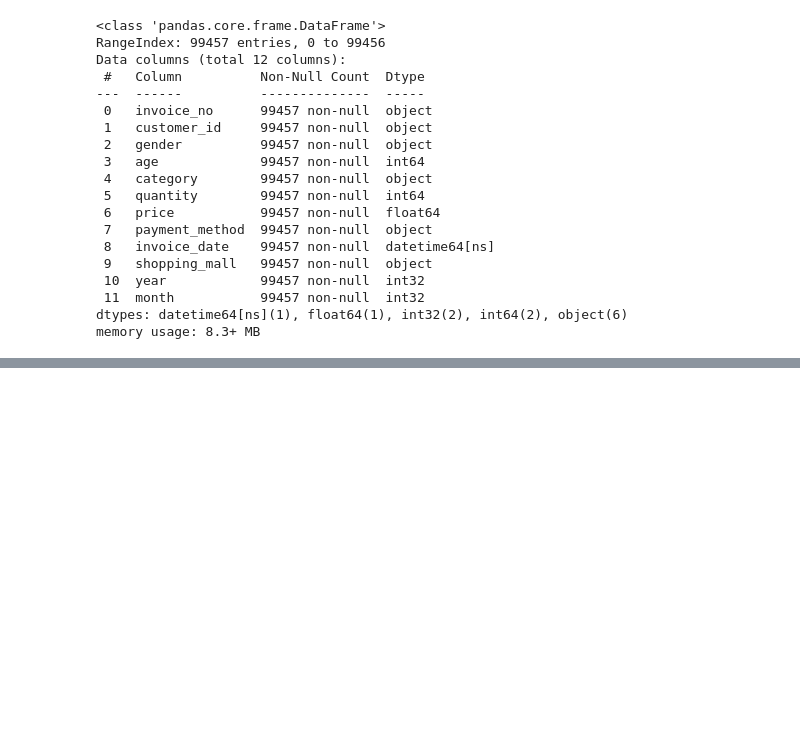
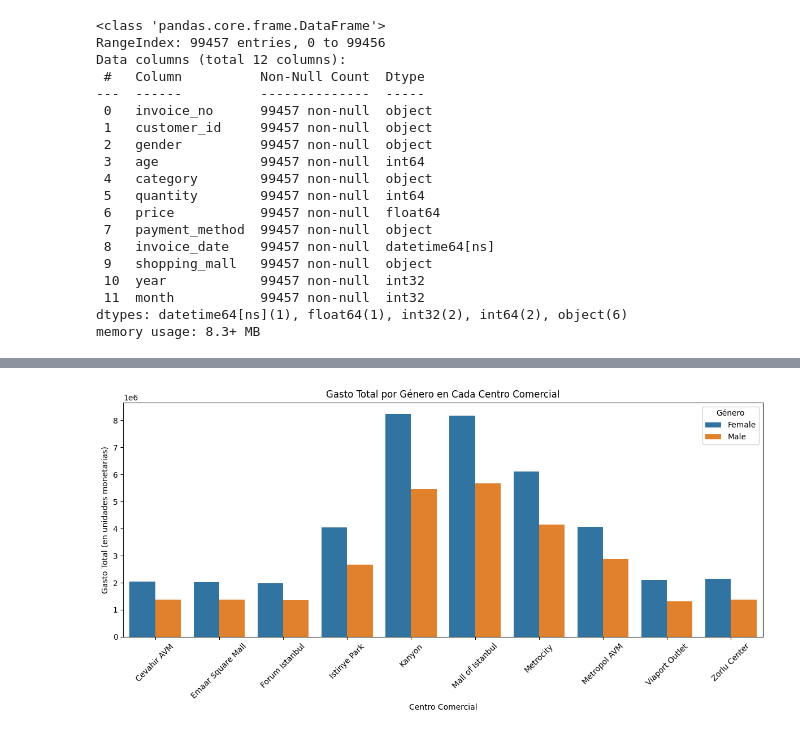
Before and after one commit to cescrosello/taller_visu, a Jupyter notebook: data_cleanning.ipynb, the cells around one changed output, grey strips where cells are left out. Saved outputs shown, nothing was run; the diff lists cells and outputs as text; code cells hidden in the pictures; blank space fills up the shorter version.

```diff
--- a/data_cleanning.ipynb
+++ b/data_cleanning.ipynb
@@ -293,0 +310,16 @@ memory usage: 8.3+ MB
+# %%
+# Sumar el gasto total por centro comercial y género
+spending_by_mall_gender = df.groupby(['shopping_mall', 'gender'])['price'].sum().reset_index()
+
+# Crear la gráfica de barras
+plt.figure(figsize=(12, 6))
+sns.barplot(data=spending_by_mall_gender, x='shopping_mall', y='price', hue='gender')
+plt.title('Gasto Total por Género en Cada Centro Comercial')
+plt.xlabel('Centro Comercial')
+plt.ylabel('Gasto Total (en unidades monetarias)')
+plt.legend(title='Género')
+plt.xticks(rotation=45)
+plt.tight_layout()
+plt.show()
+# %% [output]
+[figure, added]
```
Also changed, not shown: parts of 6 cells of this notebook, 9 other files.
